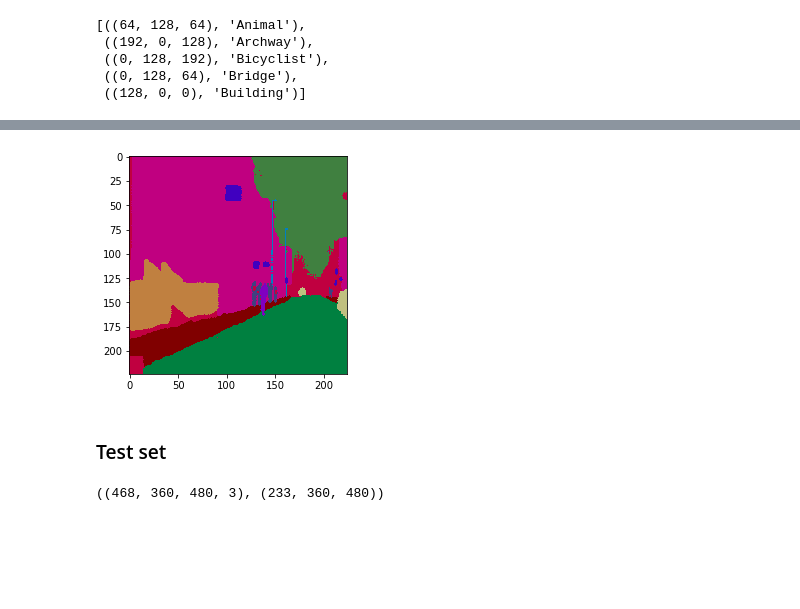
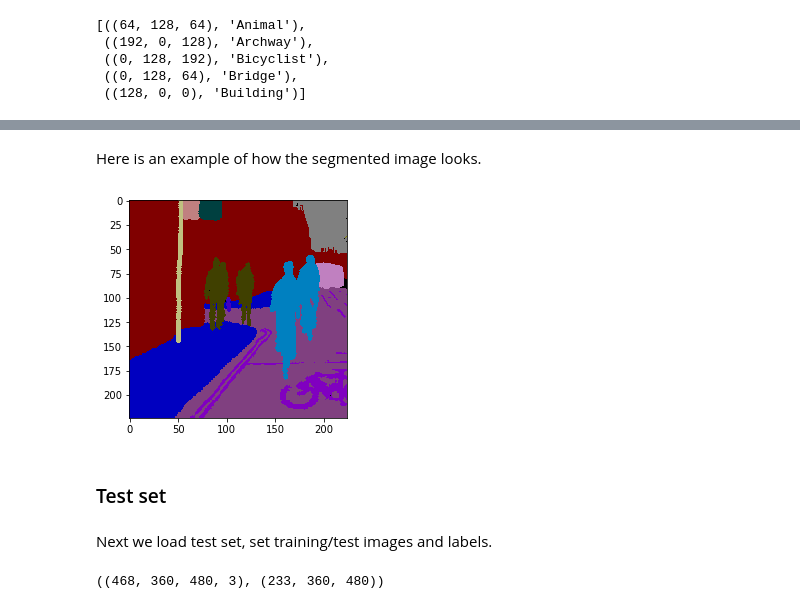
Before and after one commit to jph00/part2, a Jupyter notebook: tiramisu-keras.ipynb, the cells around one changed output, grey strips where cells are left out. Cells and saved outputs as stored; diff of their text form; code cells hidden in the pictures; blank space fills up the shorter version.

```diff
--- a/tiramisu-keras.ipynb
+++ b/tiramisu-keras.ipynb
@@ -223,6 +258,8 @@ plt.imshow(b_img[0]*0.3+0.4);
+# %% [markdown]
+Here is an example of how the segmented image looks.
 # %%
-plt.imshow(color_label(np.resize(b_label[0], (224,224))));
+plt.imshow(b_label[0].reshape(224,224,3));
 # %% [output]
-[figure, old version]
+[figure, new version]
 # %% [markdown]
 ### Test set
@@ -231,3 +266,5 @@ labels_int = labels
+# %% [markdown]
+Next we load test set, set training/test images and labels.
 # %%
 fn_test = set(o.strip() for o in open(PATH+'test.txt','r'))
 # %%
```
Also changed, not shown: parts of 51 cells of this notebook.
